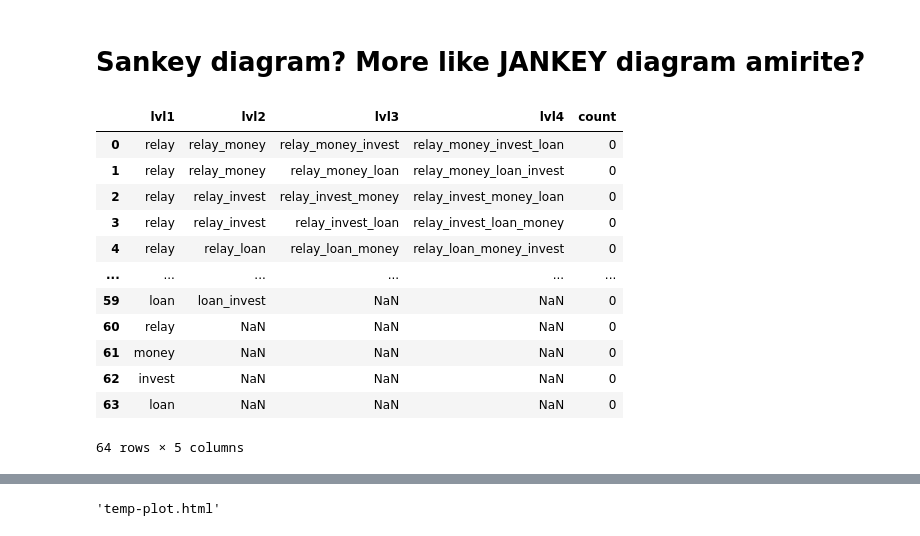
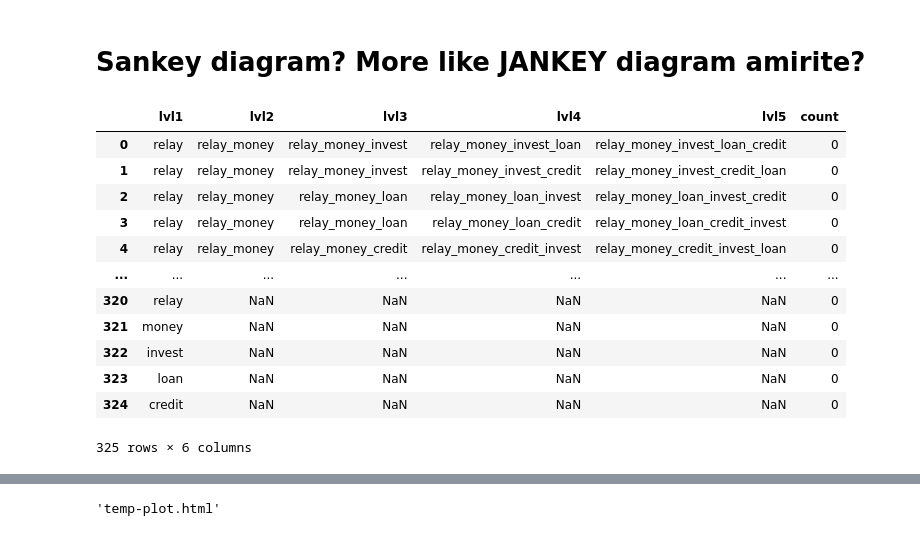
Before and after one commit to chasewes/DataSlayers, a Jupyter notebook: cant_code/updated_eda.ipynb, the cells around one changed output, grey strips where cells are left out. Drawn from its saved outputs; the diff is of its cells as text; code cells hidden in the pictures.

```diff
--- a/cant_code/updated_eda.ipynb
+++ b/cant_code/updated_eda.ipynb
@@ -146,39 +143,40 @@ def convert_tuple_to_string(tup):
             str = str + '_'
     return str
 # %%
-products = ['relay', 'money', 'invest', 'loan']
+products = ['relay', 'money', 'invest', 'loan', 'credit']
 
 #permute the products
+product_permutations_5 = list(itertools.permutations(products, 5))
 product_permutations_4 = list(itertools.permutations(products, 4))
 product_permutations_3 = list(itertools.permutations(products, 3))
 product_permutations_2 = list(itertools.permutations(products, 2))
 product_permutations_1 = list(itertools.permutations(products, 1))
 
-product_permutations = product_permutations_4 + product_permutations_3 + product_permutations_2 + product_permutations_1
+product_permutations = product_permutations_5 + product_permutations_4 + product_permutations_3 + product_permutations_2 + product_permutations_1
 
 #create a dataframe that will have 5 columns: lvl1, lvl2, lvl3, lvl4, and count
-product_permutations_df = pd.DataFrame(columns=['lvl1', 'lvl2', 'lvl3', 'lvl4', 'count'])
+product_permutations_df = pd.DataFrame(columns=['lvl1', 'lvl2', 'lvl3', 'lvl4', 'lvl5', 'count'])
 #fill the dataframe with the product permutations
 for i in range(len(product_permutations)):
     for j in range(len(product_permutations[i])):
         product_permutations_df.loc[i, f'lvl{j+1}'] = convert_tuple_to_string(product_permutations[i][:j+1])
 
 product_permutations_df['count'] = 0
 
 product_permutations_df
 # %% [output]
-|  | lvl1 | lvl2 | lvl3 | lvl4 | count |
-| 0 | relay | relay_money | relay_money_invest | relay_money_invest_loan | 0 |
-| 1 | relay | relay_money | relay_money_loan | relay_money_loan_invest | 0 |
-| 2 | relay | relay_invest | relay_invest_money | relay_invest_money_loan | 0 |
-| 3 | relay | relay_invest | relay_invest_loan | relay_invest_loan_money | 0 |
-| 4 | relay | relay_loan | relay_loan_money | relay_loan_money_invest | 0 |
-| ... | ... | ... | ... | ... | ... |
-| 59 | loan | loan_invest | NaN | NaN | 0 |
-| 60 | relay | NaN | NaN | NaN | 0 |
-| 61 | money | NaN | NaN | NaN | 0 |
-| 62 | invest | NaN | NaN | NaN | 0 |
-| 63 | loan | NaN | NaN | NaN | 0 |
+|  | lvl1 | lvl2 | lvl3 | lvl4 | lvl5 | count |
+| 0 | relay | relay_money | relay_money_invest | relay_money_invest_loan | relay_money_invest_loan_credit | 0 |
+| 1 | relay | relay_money | relay_money_invest | relay_money_invest_credit | relay_money_invest_credit_loan | 0 |
+| 2 | relay | relay_money | relay_money_loan | relay_money_loan_invest | relay_money_loan_invest_credit | 0 |
+| 3 | relay | relay_money | relay_money_loan | relay_money_loan_credit | relay_money_loan_credit_invest | 0 |
+| 4 | relay | relay_money | relay_money_credit | relay_money_credit_invest | relay_money_credit_invest_loan | 0 |
+| ... | ... | ... | ... | ... | ... | ... |
+| 320 | relay | NaN | NaN | NaN | NaN | 0 |
+| 321 | money | NaN | NaN | NaN | NaN | 0 |
+| 322 | invest | NaN | NaN | NaN | NaN | 0 |
+| 323 | loan | NaN | NaN | NaN | NaN | 0 |
+| 324 | credit | NaN | NaN | NaN | NaN | 0 |
-64 rows × 5 columns
+325 rows × 6 columns
 # %%
 #last populated column is the value held in the last column that has a value in it, with the options being lvl1, lvl2, lvl3, and lvl4
```
Also changed, not shown: parts of 19 cells of this notebook, 4 other files.
